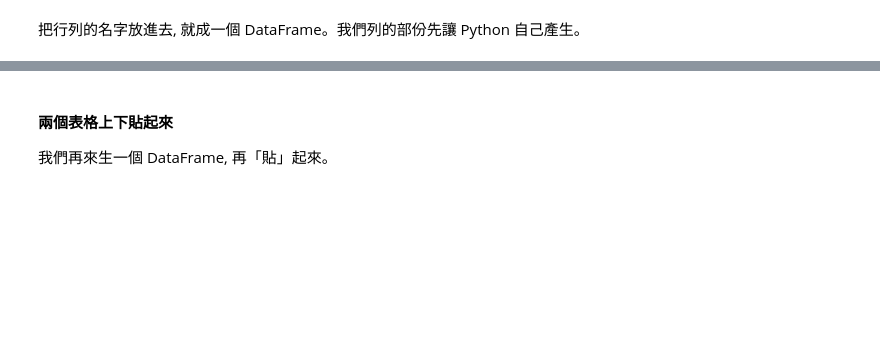
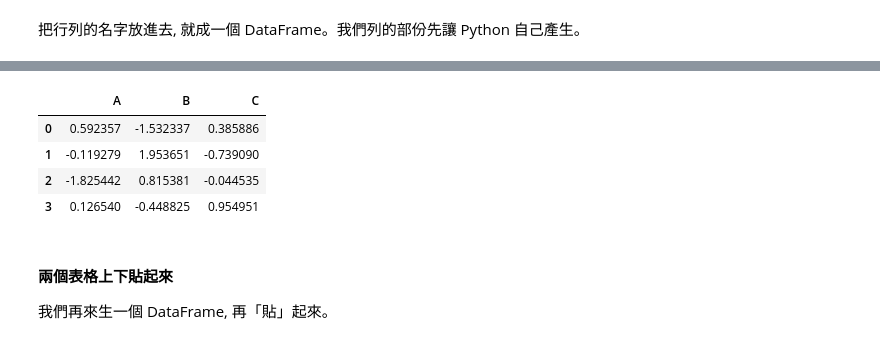
Before and after one commit to nelsonchchang/IMLP, a Jupyter notebook: Unit02/2.2.2_Pandas數據分析.ipynb, the cells around one changed output, grey strips where cells are left out. Saved outputs shown, nothing was run; the diff lists cells and outputs as text; code cells hidden in the pictures; blank space fills up the shorter version.

```diff
--- a/Unit02/2.2.2_Pandas數據分析.ipynb
+++ b/Unit02/2.2.2_Pandas數據分析.ipynb
@@ -446,3 +257,11 @@ df2 = pd.DataFrame(mydata, columns=list("ABC"))
+# %%
+df2
+# %% [output]
+|  | A | B | C |
+| 0 | 0.592357 | -1.532337 | 0.385886 |
+| 1 | -0.119279 | 1.953651 | -0.739090 |
+| 2 | -1.825442 | 0.815381 | -0.044535 |
+| 3 | 0.126540 | -0.448825 | 0.954951 |
 # %% [markdown]
 #### 兩個表格上下貼起來
 
```
Also changed, not shown: parts of 38 cells of this notebook.
